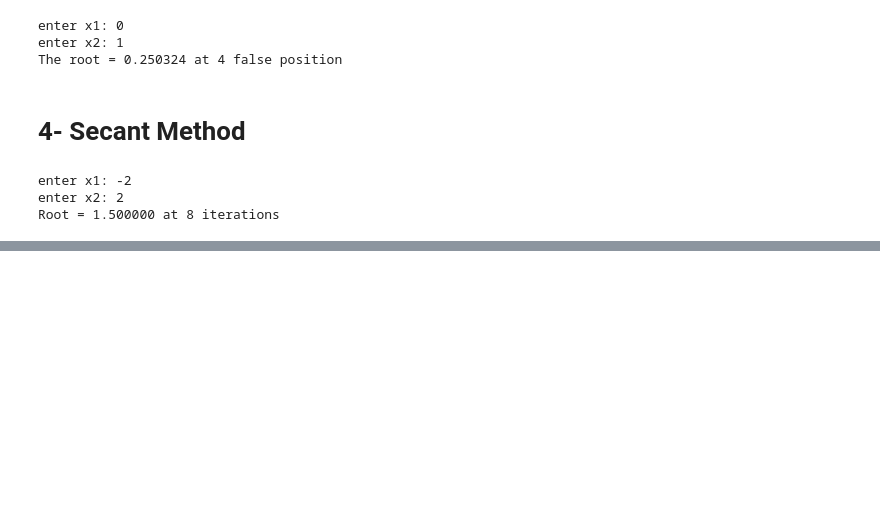
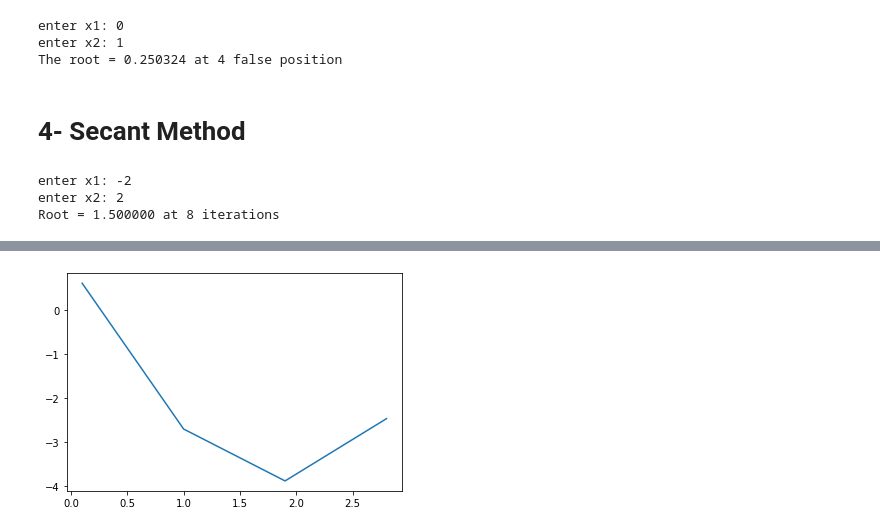
Before and after one commit to NC-CUI/assignment-01-nonlinear_equations-Bushrakhan011, a Jupyter notebook: Numerical_Methods_Assignment_1.ipynb, the cells around one changed output, grey strips where cells are left out. Drawn from its saved outputs; the diff is of its cells as text; code cells hidden in the pictures; blank space fills up the shorter version.

```diff
--- a/Numerical_Methods_Assignment_1.ipynb
+++ b/Numerical_Methods_Assignment_1.ipynb
@@ -174,0 +201,11 @@ Root = 1.500000 at 8 iterations
+# %%
+import numpy as np
+import matplotlib.pyplot as plt
+import math as mt
+
+x = np.arange(0.1,1*np.pi,0.9)
+y = x**2 - np.sin(x)**2 - 4*x + 1
+plt.plot(x,y)
+plt.show()
+# %% [output]
+[figure, added]
```
Also changed, not shown: parts of 5 cells of this notebook.
